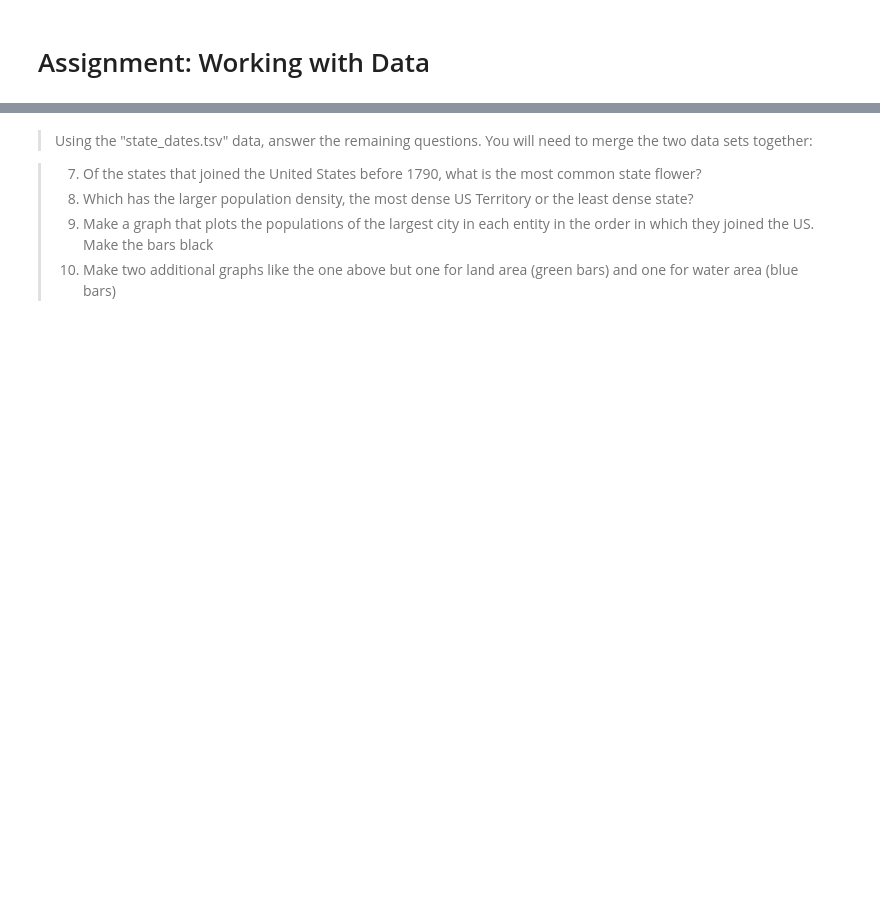
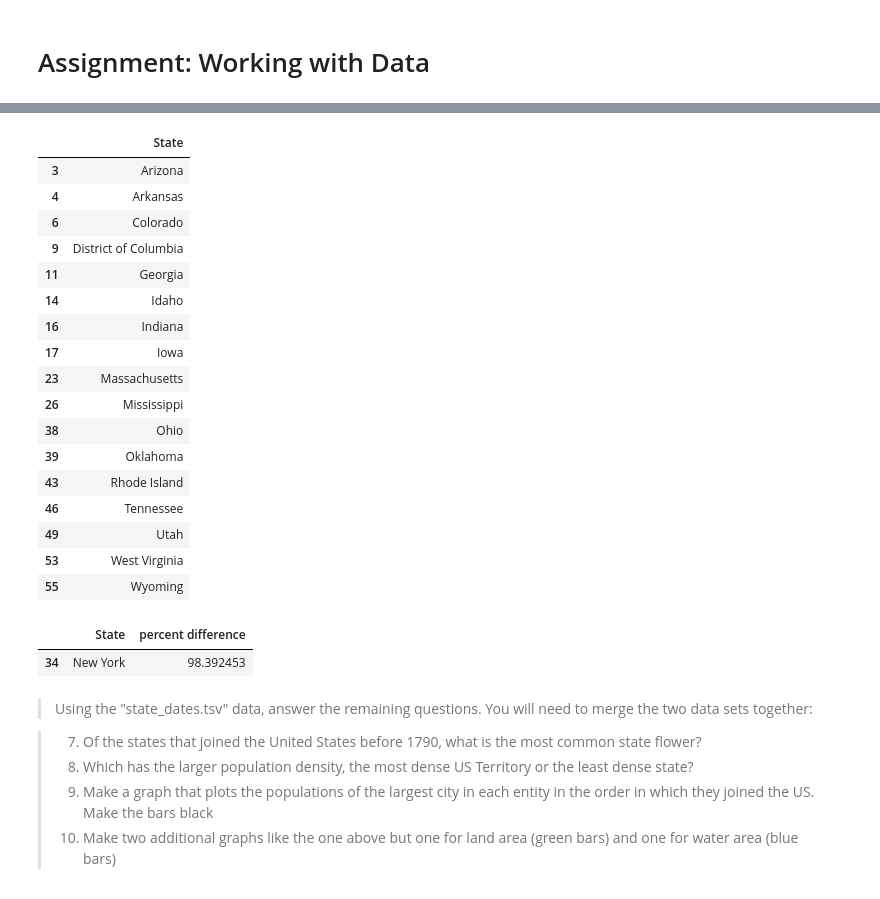
Before and after one commit to shelbym98/ds_1300_notebooks, a Jupyter notebook: work/02_assignment.ipynb, the cells around one changed output, grey strips where cells are left out. Drawn from its saved outputs; the diff is of its cells as text; code cells hidden in the pictures; blank space fills up the shorter version.

```diff
--- a/work/02_assignment.ipynb
+++ b/work/02_assignment.ipynb
@@ -17,3 +89,36 @@ facts.head(5)
+# %%
+#5 How many entities' largest city is their capital city?
+facts['same'] = facts['Capital']==facts['City_1']
+facts[['State','Capital','City_1','same']].sort_values(by='same', ascending = False)
+facts[facts['same']==True][["State"]]
+# %% [output]
+|  | State |
+| 3 | Arizona |
+| 4 | Arkansas |
+| 6 | Colorado |
+| 9 | District of Columbia |
+| 11 | Georgia |
+| 14 | Idaho |
+| 16 | Indiana |
+| 17 | Iowa |
+| 23 | Massachusetts |
+| 26 | Mississippi |
+| 38 | Ohio |
+| 39 | Oklahoma |
+| 43 | Rhode Island |
+| 46 | Tennessee |
+| 49 | Utah |
+| 53 | West Virginia |
+| 55 | Wyoming |
+# %%
+#6 Which city has the largest percent drop from their largest city to their 5th largest?
+#100*(1st largest - 5th largest)/(1st largest)
+facts['percent difference']= ((facts['city_1_pop'] - facts['city_5_pop'])/facts['city_1_pop'])*100
+facts[['State','percent difference']].sort_values(by='percent difference', ascending = False).head(1)
+#percent different is the calculation of the difference between the largest city and the smallest in percentage form
+# %% [output]
+|  | State | percent difference |
+| 34 | New York | 98.392453 |
 # %% [markdown]
 >Using the "state_dates.tsv" data, answer the remaining questions. You will need to merge the two data sets together:
 
```
Also changed, not shown: parts of 14 cells of this notebook.
